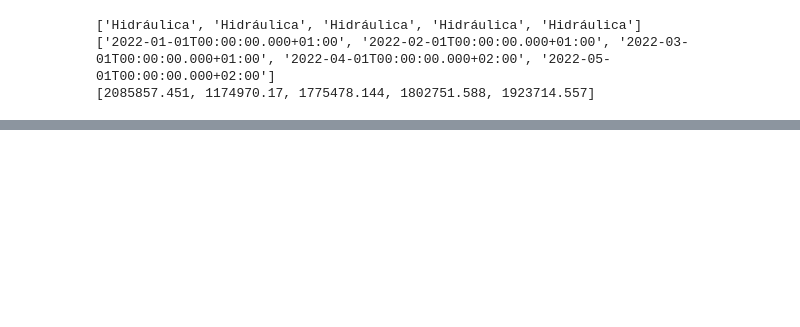
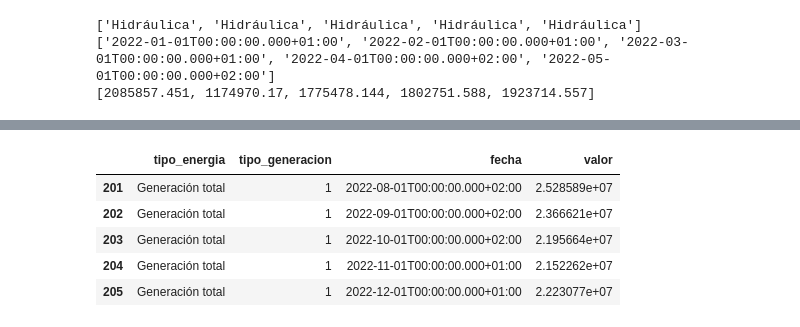
Before and after one commit to mariaie896/ejercicio-de-apis, a Jupyter notebook: apis.ipynb, the cells around one changed output, grey strips where cells are left out. Drawn from its saved outputs; the diff is of its cells as text; code cells hidden in the pictures; blank space fills up the shorter version.

```diff
--- a/apis.ipynb
+++ b/apis.ipynb
@@ -163,0 +141,9 @@ dict_keys(['type', 'id', 'groupId', 'attributes'])
+# %%
+df_energias.tail()
+# %% [output]
+|  | tipo_energia | tipo_generacion | fecha | valor |
+| 201 | Generación total | 1 | 2022-08-01T00:00:00.000+02:00 | 2.528589e+07 |
+| 202 | Generación total | 1 | 2022-09-01T00:00:00.000+02:00 | 2.366621e+07 |
+| 203 | Generación total | 1 | 2022-10-01T00:00:00.000+02:00 | 2.195664e+07 |
+| 204 | Generación total | 1 | 2022-11-01T00:00:00.000+01:00 | 2.152262e+07 |
+| 205 | Generación total | 1 | 2022-12-01T00:00:00.000+01:00 | 2.223077e+07 |
```
Also changed, not shown: parts of 7 cells of this notebook.
